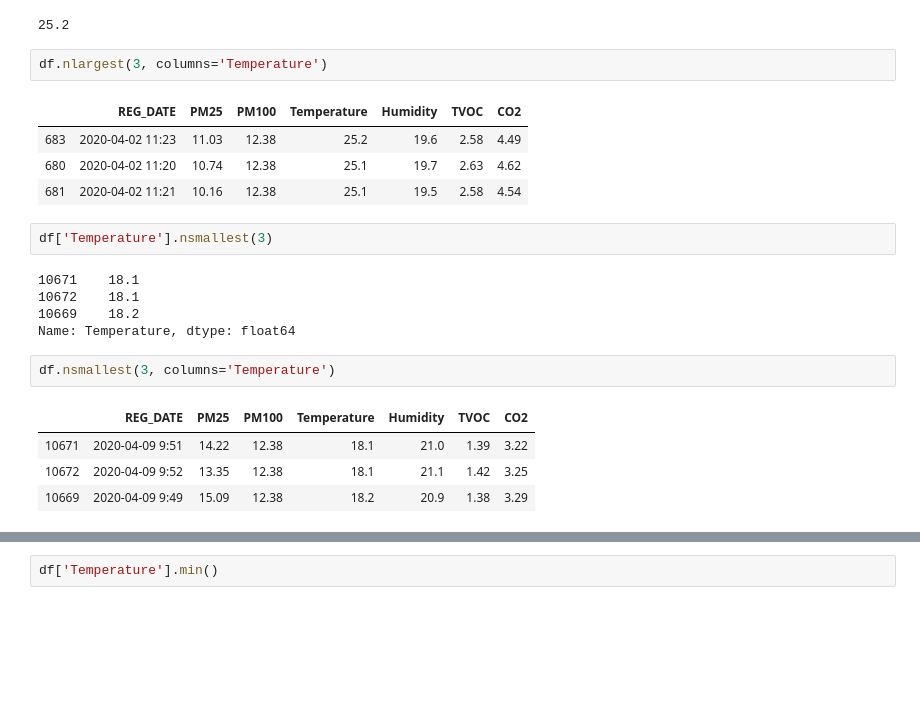
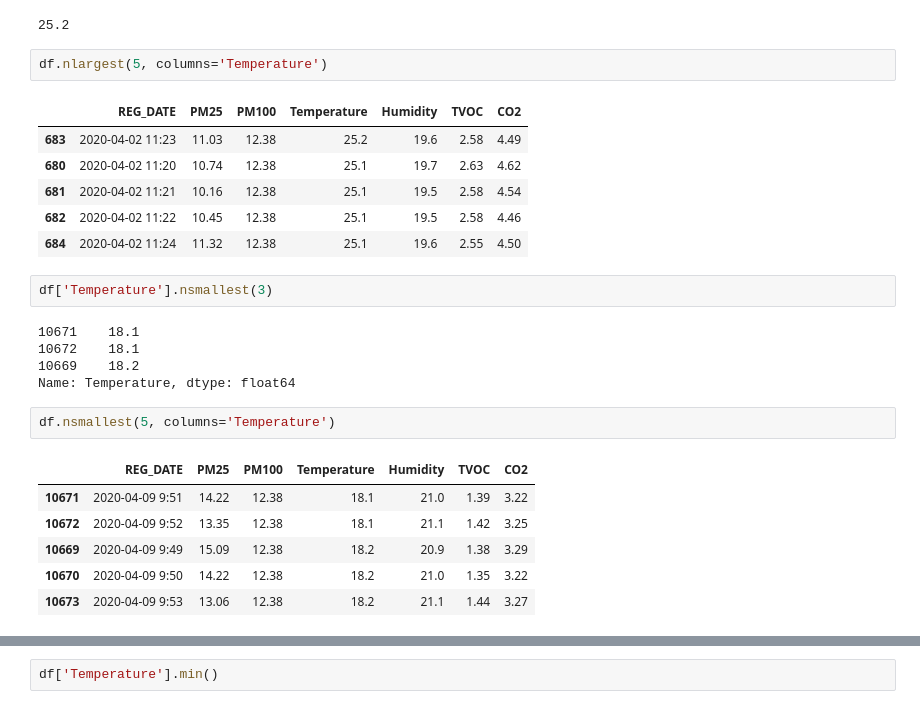
Before and after one commit to iceman67/HRS, a Jupyter notebook: Sensor_April_Environment.ipynb, the cells around one changed output, grey strips where cells are left out. Cells and saved outputs as stored; diff of their text form; blank space fills up the shorter version.

```diff
--- a/Sensor_April_Environment.ipynb
+++ b/Sensor_April_Environment.ipynb
@@ -56,12 +51,14 @@ df['Temperature'].max()
 # %% [output]
 25.2
 # %%
-df.nlargest(3, columns='Temperature')
+df.nlargest(5, columns='Temperature')
 # %% [output]
 |  | REG_DATE | PM25 | PM100 | Temperature | Humidity | TVOC | CO2 |
 | 683 | 2020-04-02 11:23 | 11.03 | 12.38 | 25.2 | 19.6 | 2.58 | 4.49 |
 | 680 | 2020-04-02 11:20 | 10.74 | 12.38 | 25.1 | 19.7 | 2.63 | 4.62 |
 | 681 | 2020-04-02 11:21 | 10.16 | 12.38 | 25.1 | 19.5 | 2.58 | 4.54 |
+| 682 | 2020-04-02 11:22 | 10.45 | 12.38 | 25.1 | 19.5 | 2.58 | 4.46 |
+| 684 | 2020-04-02 11:24 | 11.32 | 12.38 | 25.1 | 19.6 | 2.55 | 4.50 |
 # %%
 df['Temperature'].nsmallest(3)
 # %% [output]
@@ -70,9 +67,11 @@ df['Temperature'].nsmallest(3)
 10669    18.2
 Name: Temperature, dtype: float64
 # %%
-df.nsmallest(3, columns='Temperature')
+df.nsmallest(5, columns='Temperature')
 # %% [output]
 |  | REG_DATE | PM25 | PM100 | Temperature | Humidity | TVOC | CO2 |
 | 10671 | 2020-04-09 9:51 | 14.22 | 12.38 | 18.1 | 21.0 | 1.39 | 3.22 |
 | 10672 | 2020-04-09 9:52 | 13.35 | 12.38 | 18.1 | 21.1 | 1.42 | 3.25 |
 | 10669 | 2020-04-09 9:49 | 15.09 | 12.38 | 18.2 | 20.9 | 1.38 | 3.29 |
+| 10670 | 2020-04-09 9:50 | 14.22 | 12.38 | 18.2 | 21.0 | 1.35 | 3.22 |
+| 10673 | 2020-04-09 9:53 | 13.06 | 12.38 | 18.2 | 21.1 | 1.44 | 3.27 |
```
Also changed, not shown: parts of 20 cells of this notebook.
